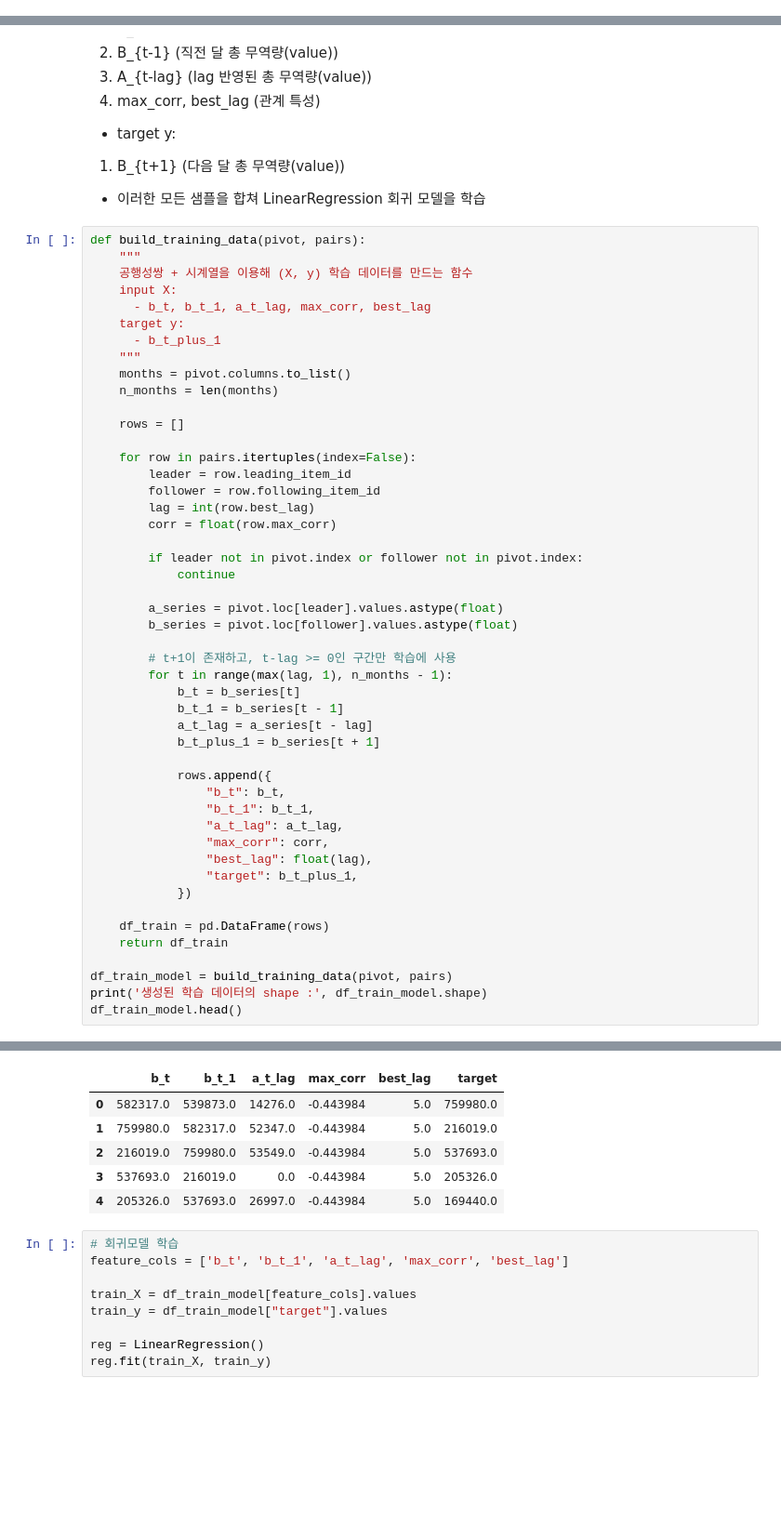
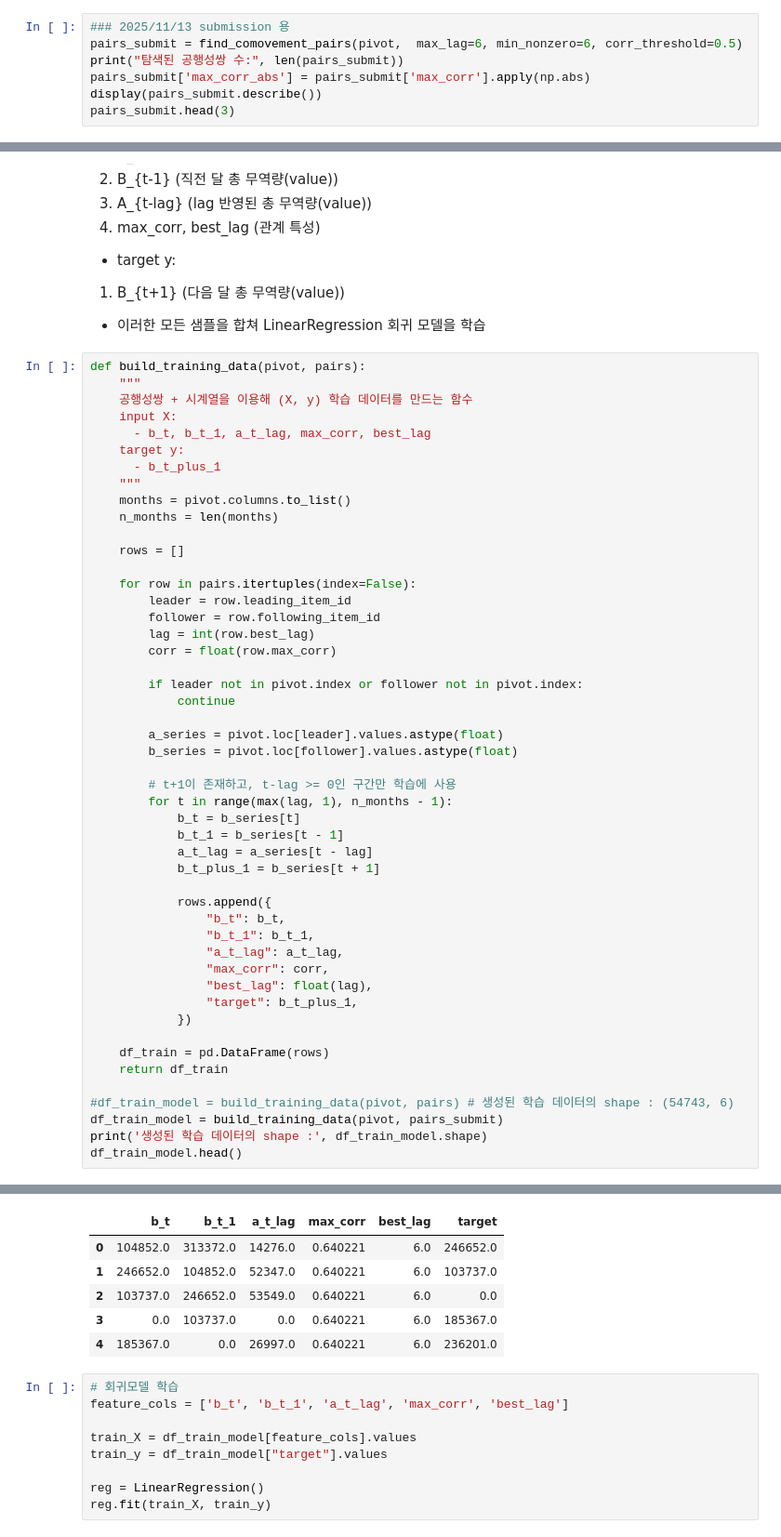
Before and after one commit to SujePepero/pepero-workspace, a Jupyter notebook: dir_pyy/baseline_EDA_SF_v01.ipynb, the cells around one changed output, grey strips where cells are left out. Shown at 93% size. Saved outputs shown, nothing was run; the diff lists cells and outputs as text; blank space fills up the shorter version.

Commit message:
min_nonzero=6, corr_threshold=0.5  조건변경하여   comovement pair 새로생성하여 제출

```diff
--- a/dir_pyy/baseline_EDA_SF_v01.ipynb
+++ b/dir_pyy/baseline_EDA_SF_v01.ipynb
@@ -472,0 +474,7 @@ container : <BarContainer object of 20 artists>
+# %%
+### 2025/11/13 submission 용
+pairs_submit = find_comovement_pairs(pivot,  max_lag=6, min_nonzero=6, corr_threshold=0.5)
+print("탐색된 공행성쌍 수:", len(pairs_submit))
+pairs_submit['max_corr_abs'] = pairs_submit['max_corr'].apply(np.abs)
+display(pairs_submit.describe())
+pairs_submit.head(3)
@@ -954,7 +977,8 @@ def build_training_data(pivot, pairs):
     df_train = pd.DataFrame(rows)
     return df_train
 
-df_train_model = build_training_data(pivot, pairs)
+#df_train_model = build_training_data(pivot, pairs) # 생성된 학습 데이터의 shape : (54743, 6)
+df_train_model = build_training_data(pivot, pairs_submit)
 print('생성된 학습 데이터의 shape :', df_train_model.shape)
 df_train_model.head()
 # %% [output]
@@ -962,9 +986,9 @@ df_train_model.head()
 |  | b_t | b_t_1 | a_t_lag | max_corr | best_lag | target |
-| 0 | 582317.0 | 539873.0 | 14276.0 | -0.443984 | 5.0 | 759980.0 |
-| 1 | 759980.0 | 582317.0 | 52347.0 | -0.443984 | 5.0 | 216019.0 |
-| 2 | 216019.0 | 759980.0 | 53549.0 | -0.443984 | 5.0 | 537693.0 |
-| 3 | 537693.0 | 216019.0 | 0.0 | -0.443984 | 5.0 | 205326.0 |
-| 4 | 205326.0 | 537693.0 | 26997.0 | -0.443984 | 5.0 | 169440.0 |
+| 0 | 104852.0 | 313372.0 | 14276.0 | 0.640221 | 6.0 | 246652.0 |
+| 1 | 246652.0 | 104852.0 | 52347.0 | 0.640221 | 6.0 | 103737.0 |
+| 2 | 103737.0 | 246652.0 | 53549.0 | 0.640221 | 6.0 | 0.0 |
+| 3 | 0.0 | 103737.0 | 0.0 | 0.640221 | 6.0 | 185367.0 |
+| 4 | 185367.0 | 0.0 | 26997.0 | 0.640221 | 6.0 | 236201.0 |
 # %%
 # 회귀모델 학습
 feature_cols = ['b_t', 'b_t_1', 'a_t_lag', 'max_corr', 'best_lag']
```
Also changed, not shown: parts of 10 cells of this notebook.
